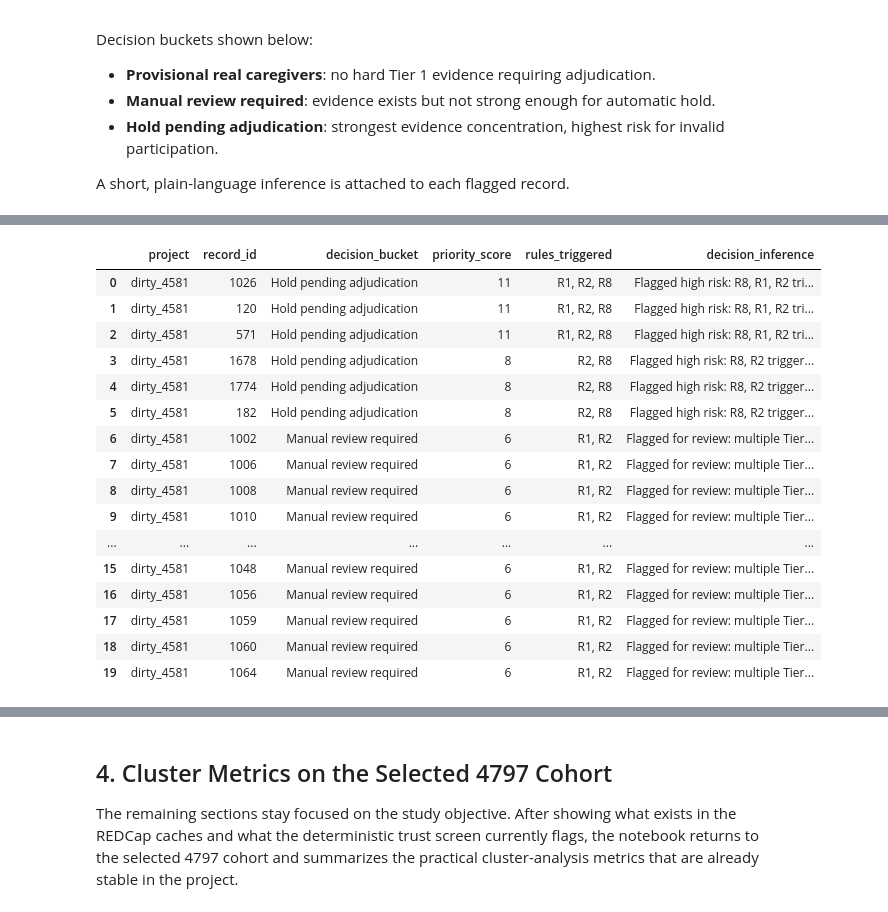
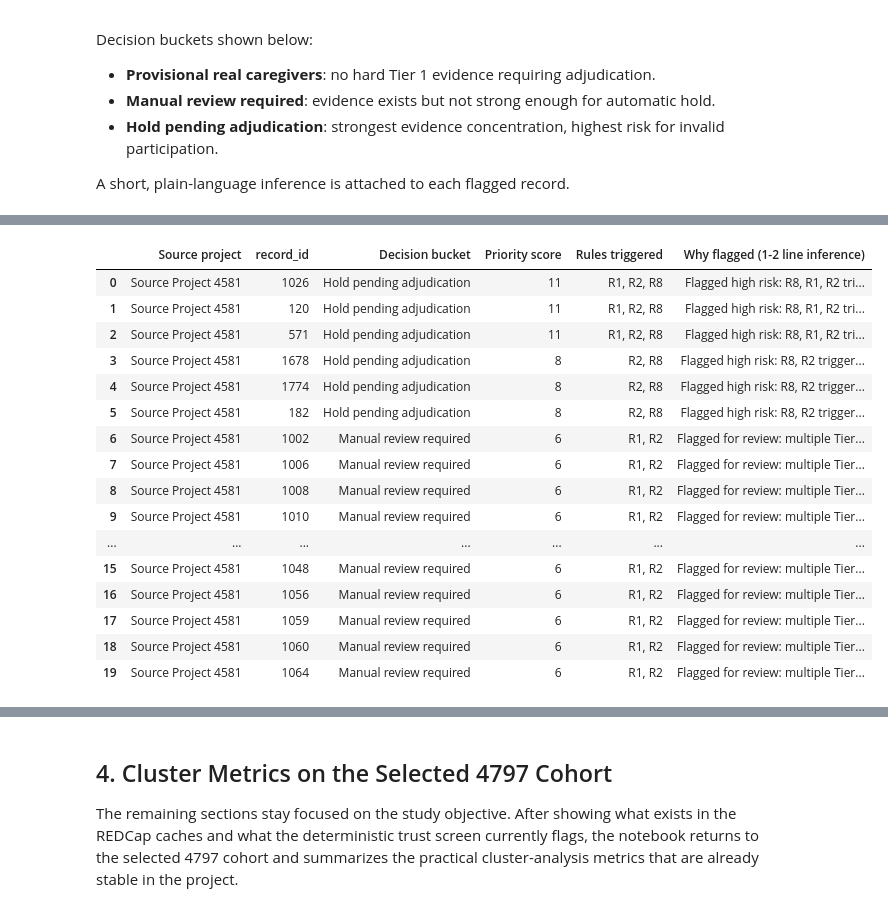
Before and after one commit to namo507/esd-redcap-metadata-watcher, a Jupyter notebook: projects/caregiver-cluster-analysis/caregiver_cluster_simple_metrics.ipynb, the cells around one changed output, grey strips where cells are left out. Drawn from its saved outputs; the diff is of its cells as text; code cells hidden in the pictures.

```diff
--- a/projects/caregiver-cluster-analysis/caregiver_cluster_simple_metrics.ipynb
+++ b/projects/caregiver-cluster-analysis/caregiver_cluster_simple_metrics.ipynb
@@ -804,8 +804,16 @@ decision_bucket_map = {
     "do_not_pay_pending_adjudication": "Hold pending adjudication",
 }
 
+source_project_label_map = {
+    "clean_4797": "Source Project 4797",
+    "dirty_4581": "Source Project 4581",
+}
+
 showcase_frame = decision_frame.copy()
 showcase_frame["decision_bucket"] = showcase_frame["giftcard_decision"].map(decision_bucket_map)
+showcase_frame["source_project_label"] = showcase_frame["source_project"].map(source_project_label_map).fillna(
+    showcase_frame["source_project"]
+)
 
 # Priority-weighted evidence score: logic contradictions > timing > duplication
 showcase_frame["priority_score"] = (
@@ -841,16 +849,16 @@ def brief_inference(row: pd.Series) -> str:
 showcase_frame["decision_inference"] = showcase_frame.apply(brief_inference, axis=1)
 
 final_showcase_summary = (
-    showcase_frame.groupby(["source_project", "decision_bucket"], as_index=False)
+    showcase_frame.groupby(["source_project_label", "decision_bucket"], as_index=False)
     .agg(records_n=("uid", "size"))
 )
-final_showcase_summary["pct_within_project"] = final_showcase_summary.groupby("source_project")[
+final_showcase_summary["pct_within_project"] = final_showcase_summary.groupby("source_project_label")[
     "records_n"
 ].transform(lambda values: values / values.sum() * 100)
 
 final_showcase_summary = (
     final_showcase_summary.pivot(
-        index="source_project",
+        index="source_project_label",
         columns="decision_bucket",
         values="records_n",
     )
@@ -880,24 +888,25 @@ final_showcase_summary["provisional_real_pct"] = (
 ).round(1)
 
 final_showcase_summary = final_showcase_summary[[
-    "source_project",
+    "source_project_label",
     "Provisional real caregiver",
     "Manual review required",
     "Hold pending adjudication",
     "provisional_real_pct",
 ]].rename(
     columns={
-        "source_project": "project",
-        "Provisional real caregiver": "provisional_real_n",
-        "Manual review required": "manual_review_n",
-        "Hold pending adjudication": "hold_n",
+        "source_project_label": "Source project [from record_flags.source_project]",
+        "Provisional real caregiver": "Provisionally eligible for gift card n [auto_eligible + eligible_low_risk_review; source: decision_frame.giftcard_decision]",
+        "Manual review required": "Needs manual review n [giftcard_decision == manual_review; source: decision_frame]",
+        "Hold pending adjudication": "Payment hold pending adjudication n [giftcard_decision == do_not_pay_pending_adjudication; source: decision_frame]",
+        "provisional_real_pct": "Provisionally eligible % [provisional_eligible_n / total source project records x 100; source: decision_frame]",
     }
 )
 
 flagged_inference_panel = showcase_frame.loc[
     showcase_frame["decision_bucket"].isin(["Manual review required", "Hold pending adjudication"]),
     [
-        "source_project",
+        "source_project_label",
         "record_id",
         "decision_bucket",
         "priority_score",
@@ -907,17 +916,47 @@ flagged_inference_panel = showcase_frame.loc[
 ]
 flagged_inference_panel = flagged_inference_panel.rename(
     columns={
-        "source_project": "project",
-        "tier1_triggered_rules": "rules_triggered",
+        "source_project_label": "Source project",
+        "tier1_triggered_rules": "Rules triggered",
+        "decision_bucket": "Decision bucket",
+        "priority_score": "Priority score",
+        "decision_inference": "Why flagged (1-2 line inference)",
     }
 )
 flagged_inference_panel = flagged_inference_panel.sort_values(
-    ["priority_score", "project", "record_id"], ascending=[False, True, True]
+    ["Priority score", "Source project", "record_id"], ascending=[False, True, True]
+).reset_index(drop=True)
+
+combo_distribution_showcase = tier1_combo_summary.copy()
+combo_distribution_showcase["source_project"] = combo_distribution_showcase["source_project"].map(
+    source_project_label_map
+).fillna(combo_distribution_showcase["source_project"])
+combo_distribution_showcase = combo_distribution_showcase.rename(
+    columns={
+        "source_project": "Source project [from table_36b_tier1_rule_combo_summary.source_project]",
+        "tier1_rule_combo": "Tier 1 rule combo case [from table_36b_tier1_rule_combo_summary.tier1_rule_combo]",
+        "tier1_hit_count": "Tier 1 hits in combo [count of R1/R2/R5/R8/R9 in combo]",
+        "n_records": "Cases n [from table_36b_tier1_rule_combo_summary.n_records]",
+        "pct_within_project": "Cases % within source project [n_records / source project total x 100; source: table_36b_tier1_rule_combo_summary]",
+    }
+)
+combo_distribution_showcase = combo_distribution_showcase.sort_values(
+    [
+        "Source project [from table_36b_tier1_rule_combo_summary.source_project]",
+        "Cases n [from table_36b_tier1_rule_combo_summary.n_records]",
+        "Tier 1 rule combo case [from table_36b_tier1_rule_combo_summary.tier1_rule_combo]",
+    ],
+    ascending=[True, False, True],
 ).reset_index(drop=True)
 
 final_showcase_summary.to_csv(OUTPUT_DIR / "table_40_final_showcase_summary.csv", index=False)
 flagged_inference_panel.to_csv(OUTPUT_DIR / "table_40b_flagged_inference_panel.csv", index=False)
+combo_distribution_showcase.to_csv(
+    OUTPUT_DIR / "table_40c_tier1_combo_distribution_showcase.csv",
+    index=False,
+)
 
 display(final_showcase_summary)
 display(flagged_inference_panel.head(20))
+display(combo_distribution_showcase)
 # %% [output]
@@ -927,17 +966,17 @@ display(flagged_inference_panel.head(20))
-|  | project | record_id | decision_bucket | priority_score | rules_triggered | decision_inference |
-| 0 | dirty_4581 | 1026 | Hold pending adjudication | 11 | R1, R2, R8 | Flagged high risk: R8, R1, R2 tri... |
-| 1 | dirty_4581 | 120 | Hold pending adjudication | 11 | R1, R2, R8 | Flagged high risk: R8, R1, R2 tri... |
-| 2 | dirty_4581 | 571 | Hold pending adjudication | 11 | R1, R2, R8 | Flagged high risk: R8, R1, R2 tri... |
-| 3 | dirty_4581 | 1678 | Hold pending adjudication | 8 | R2, R8 | Flagged high risk: R8, R2 trigger... |
-| 4 | dirty_4581 | 1774 | Hold pending adjudication | 8 | R2, R8 | Flagged high risk: R8, R2 trigger... |
-| 5 | dirty_4581 | 182 | Hold pending adjudication | 8 | R2, R8 | Flagged high risk: R8, R2 trigger... |
-| 6 | dirty_4581 | 1002 | Manual review required | 6 | R1, R2 | Flagged for review: multiple Tier... |
-| 7 | dirty_4581 | 1006 | Manual review required | 6 | R1, R2 | Flagged for review: multiple Tier... |
-| 8 | dirty_4581 | 1008 | Manual review required | 6 | R1, R2 | Flagged for review: multiple Tier... |
-| 9 | dirty_4581 | 1010 | Manual review required | 6 | R1, R2 | Flagged for review: multiple Tier... |
+|  | Source project | record_id | Decision bucket | Priority score | Rules triggered | Why flagged (1-2 line inference) |
+| 0 | Source Project 4581 | 1026 | Hold pending adjudication | 11 | R1, R2, R8 | Flagged high risk: R8, R1, R2 tri... |
+| 1 | Source Project 4581 | 120 | Hold pending adjudication | 11 | R1, R2, R8 | Flagged high risk: R8, R1, R2 tri... |
+| 2 | Source Project 4581 | 571 | Hold pending adjudication | 11 | R1, R2, R8 | Flagged high risk: R8, R1, R2 tri... |
+| 3 | Source Project 4581 | 1678 | Hold pending adjudication | 8 | R2, R8 | Flagged high risk: R8, R2 trigger... |
+| 4 | Source Project 4581 | 1774 | Hold pending adjudication | 8 | R2, R8 | Flagged high risk: R8, R2 trigger... |
+| 5 | Source Project 4581 | 182 | Hold pending adjudication | 8 | R2, R8 | Flagged high risk: R8, R2 trigger... |
+| 6 | Source Project 4581 | 1002 | Manual review required | 6 | R1, R2 | Flagged for review: multiple Tier... |
+| 7 | Source Project 4581 | 1006 | Manual review required | 6 | R1, R2 | Flagged for review: multiple Tier... |
+| 8 | Source Project 4581 | 1008 | Manual review required | 6 | R1, R2 | Flagged for review: multiple Tier... |
+| 9 | Source Project 4581 | 1010 | Manual review required | 6 | R1, R2 | Flagged for review: multiple Tier... |
 | ... | ... | ... | ... | ... | ... | ... |
-| 15 | dirty_4581 | 1048 | Manual review required | 6 | R1, R2 | Flagged for review: multiple Tier... |
-| 16 | dirty_4581 | 1056 | Manual review required | 6 | R1, R2 | Flagged for review: multiple Tier... |
-| 17 | dirty_4581 | 1059 | Manual review required | 6 | R1, R2 | Flagged for review: multiple Tier... |
-| 18 | dirty_4581 | 1060 | Manual review required | 6 | R1, R2 | Flagged for review: multiple Tier... |
-| 19 | dirty_4581 | 1064 | Manual review required | 6 | R1, R2 | Flagged for review: multiple Tier... |
+| 15 | Source Project 4581 | 1048 | Manual review required | 6 | R1, R2 | Flagged for review: multiple Tier... |
+| 16 | Source Project 4581 | 1056 | Manual review required | 6 | R1, R2 | Flagged for review: multiple Tier... |
+| 17 | Source Project 4581 | 1059 | Manual review required | 6 | R1, R2 | Flagged for review: multiple Tier... |
+| 18 | Source Project 4581 | 1060 | Manual review required | 6 | R1, R2 | Flagged for review: multiple Tier... |
+| 19 | Source Project 4581 | 1064 | Manual review required | 6 | R1, R2 | Flagged for review: multiple Tier... |
```
Also changed, not shown: parts of 1 cell of this notebook, 3 other files.
